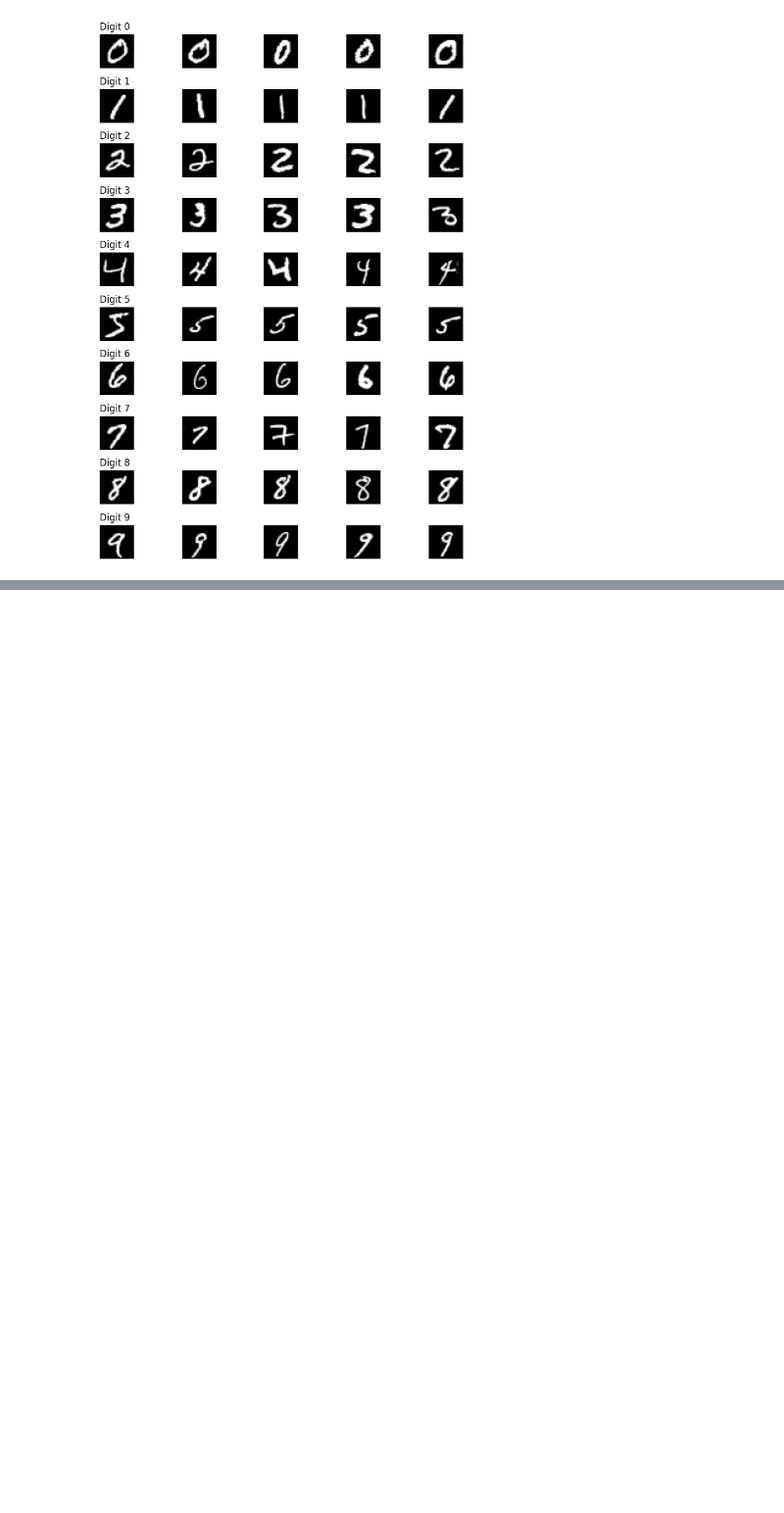
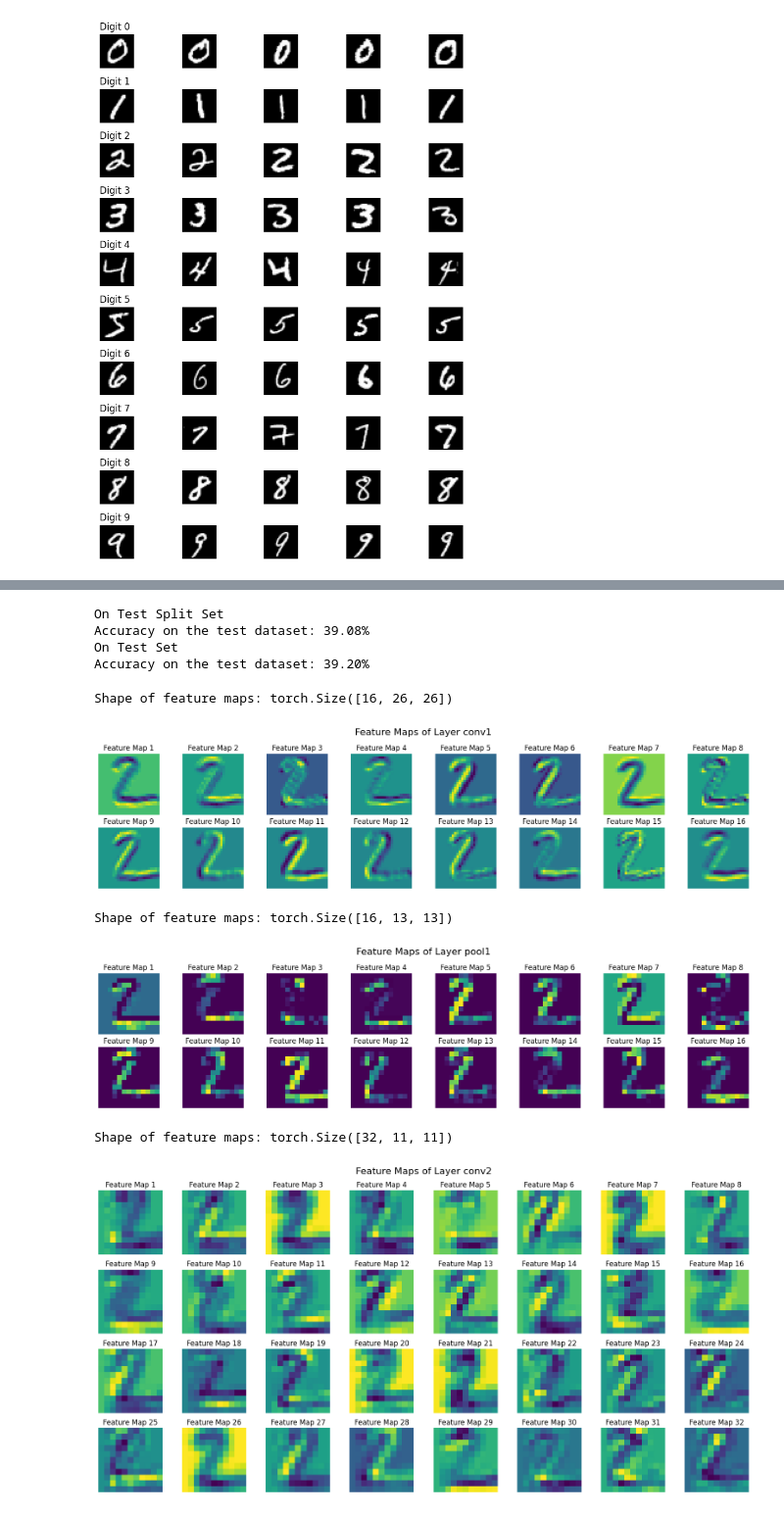
Before and after one commit to bhavberi/SMAI-Monsoon-23-24, a Jupyter notebook: 2021111013_assignment_3/4.ipynb, the cells around one changed output, grey strips where cells are left out. Shown: that part at 98% size. Drawn from its saved outputs; the diff is of its cells as text; code cells hidden in the pictures; blank space fills up the shorter version.

```diff
--- a/2021111013_assignment_3/4.ipynb
+++ b/2021111013_assignment_3/4.ipynb
@@ -25,18 +32,22 @@ device = torch.device("cuda:0" if torch.cuda.is_available() else "cpu")
 class BaselineNet(nn.Module):
     def __init__(self):
         super(BaselineNet, self).__init__()
-        self.conv1 = nn.Conv2d(1, 32, 3)
-        self.pool = nn.MaxPool2d(2, 2)
-        self.conv2 = nn.Conv2d(32, 64, 3)
-        self.fc1 = nn.Linear(64 * 5 * 5, 128)
-        self.fc2 = nn.Linear(128, 10)
+        self.conv1 = nn.Conv2d(1, 16, 3)
+        self.pool1 = nn.MaxPool2d(2, 2)
+        self.conv2 = nn.Conv2d(16, 32, 3)
+        self.pool2 = nn.MaxPool2d(2, 2)
+        # self.fc1 = nn.Linear(64 * 5 * 5, 128)
+        # self.fc2 = nn.Linear(128, 10)
+        self.fc1 = nn.Linear(32 * 5 * 5, 10)
         self.dropout = nn.Dropout(0.5)
+        self.softmax = nn.Softmax(dim=1)
 
     def forward(self, x):
-        x = self.pool(torch.relu(self.conv1(x)))
-        x = self.pool(torch.relu(self.conv2(x)))
-        x = x.view(-1, 64 * 5 * 5)
+        x = self.pool1(torch.relu(self.conv1(x))) # 16 * 13 * 13
+        x = self.pool2(torch.relu(self.conv2(x))) # 32 * 5 * 5
+        x = x.view(-1, 32 * 5 * 5)
         x = torch.relu(self.fc1(x))
         x = self.dropout(x)
-        x = self.fc2(x)
+        # x = self.fc2(x)
+        x = self.softmax(x)
         return x
@@ -248,0 +344,21 @@ def visualize_feature_maps(model, layer_name, input_image):
+# %%
+print("On Test Split Set")
+test(test_loader)
+print("On Test Set")
+test(test_loader1)
+# %% [output]
+On Test Split Set
+Accuracy on the test dataset: 39.08%
+On Test Set
+Accuracy on the test dataset: 39.20%
+# %%
+visualize_feature_maps(model, 'conv1', test_dataset[1][0])
+visualize_feature_maps(model, 'pool1', test_dataset[1][0])
+visualize_feature_maps(model, 'conv2', test_dataset[1][0])
+# %% [output]
+Shape of feature maps: torch.Size([16, 26, 26])
+[figure, added]
+Shape of feature maps: torch.Size([16, 13, 13])
+[figure, added]
+Shape of feature maps: torch.Size([32, 11, 11])
+[figure, added]
```
Also changed, not shown: parts of 20 cells of this notebook.
